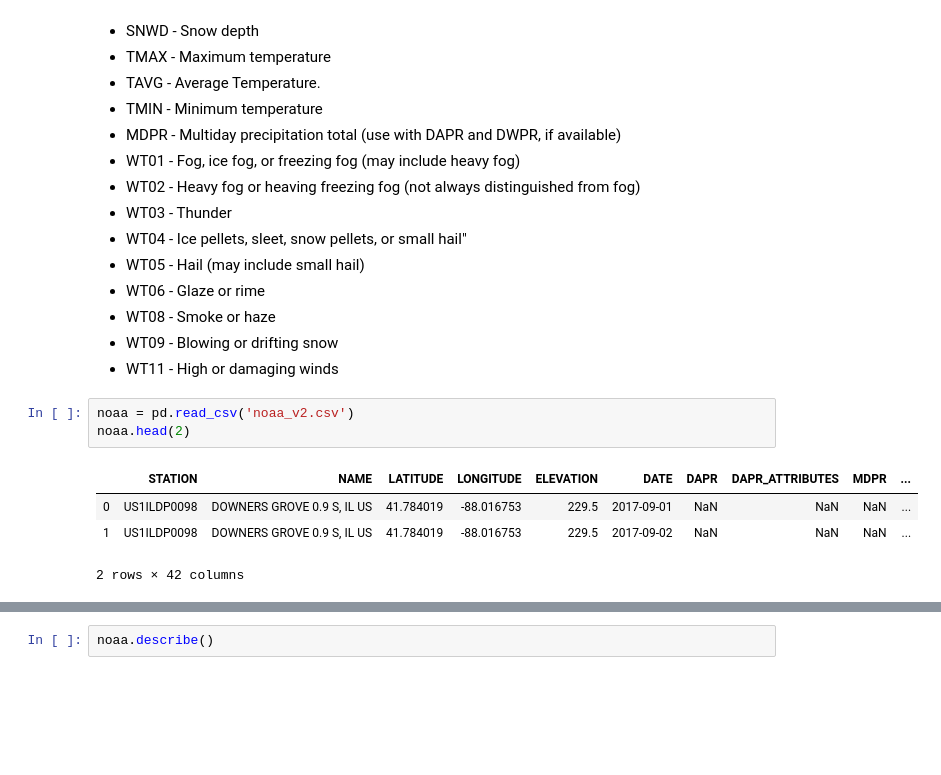
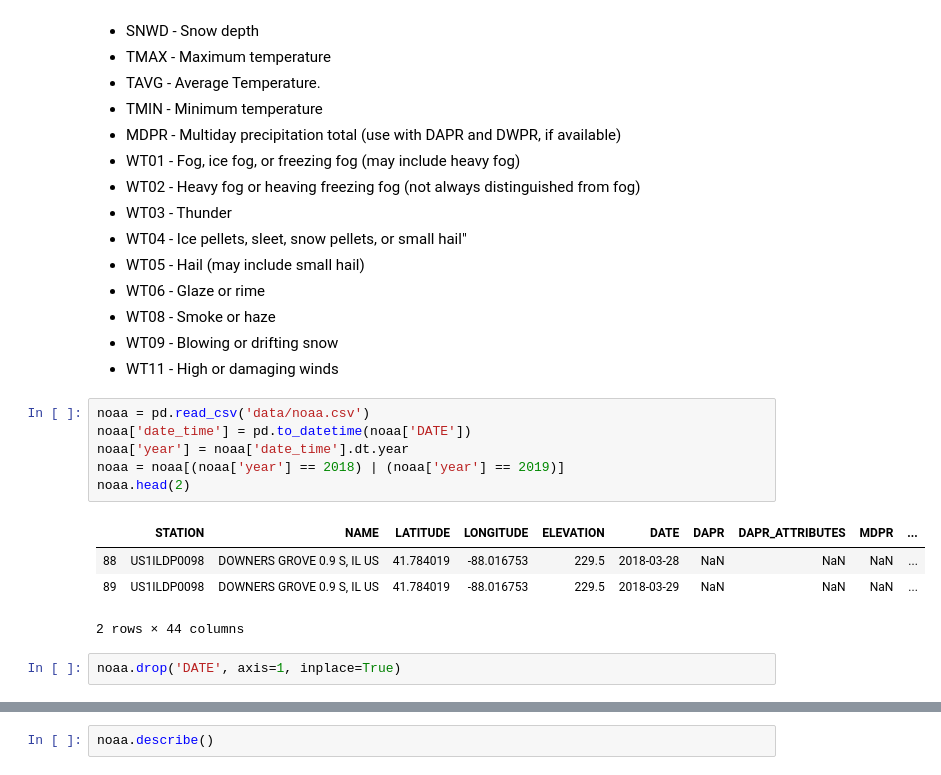
Before and after one commit to Morgan-Sell/chi-traffic-accidents, a Jupyter notebook: chi-transport-eda.ipynb, the cells around one changed output, grey strips where cells are left out. Saved outputs shown, nothing was run; the diff lists cells and outputs as text; blank space fills up the shorter version.

```diff
--- a/chi-transport-eda.ipynb
+++ b/chi-transport-eda.ipynb
@@ -150,14 +144,19 @@ Unique Region IDs [22 18 14 24 23 28 25  2  6 21 17  5  9  7 27 16 15 12 20  8
 - WT08 - Smoke or haze
 - WT09 - Blowing or drifting snow
 - WT11 - High or damaging winds
-# %%
-noaa = pd.read_csv('noaa_v2.csv')
-noaa.head(2)
-# %% [output]
-|  | STATION | NAME | LATITUDE | LONGITUDE | ELEVATION | DATE | DAPR | DAPR_ATTRIBUTES | MDPR | ... |
-| 0 | US1ILDP0098 | DOWNERS GROVE 0.9 S, IL US | 41.784019 | -88.016753 | 229.5 | 2017-09-01 | NaN | NaN | NaN | ... |
-| 1 | US1ILDP0098 | DOWNERS GROVE 0.9 S, IL US | 41.784019 | -88.016753 | 229.5 | 2017-09-02 | NaN | NaN | NaN | ... |
-2 rows × 42 columns
+# %%
+noaa = pd.read_csv('data/noaa.csv')
+noaa['date_time'] = pd.to_datetime(noaa['DATE'])
+noaa['year'] = noaa['date_time'].dt.year
+noaa = noaa[(noaa['year'] == 2018) | (noaa['year'] == 2019)]
+noaa.head(2)
+# %% [output]
+|  | STATION | NAME | LATITUDE | LONGITUDE | ELEVATION | DATE | DAPR | DAPR_ATTRIBUTES | MDPR | ... |
+| 88 | US1ILDP0098 | DOWNERS GROVE 0.9 S, IL US | 41.784019 | -88.016753 | 229.5 | 2018-03-28 | NaN | NaN | NaN | ... |
+| 89 | US1ILDP0098 | DOWNERS GROVE 0.9 S, IL US | 41.784019 | -88.016753 | 229.5 | 2018-03-29 | NaN | NaN | NaN | ... |
+2 rows × 44 columns
+# %%
+noaa.drop('DATE', axis=1, inplace=True)
 # %%
 # Drop DAPR_ATTRIBUTE, DAPR, MDPR, MDPR_ATTRIBUTES
 plt.figure(figsize=(12,6))
```
Also changed, not shown: parts of 5 cells of this notebook.
